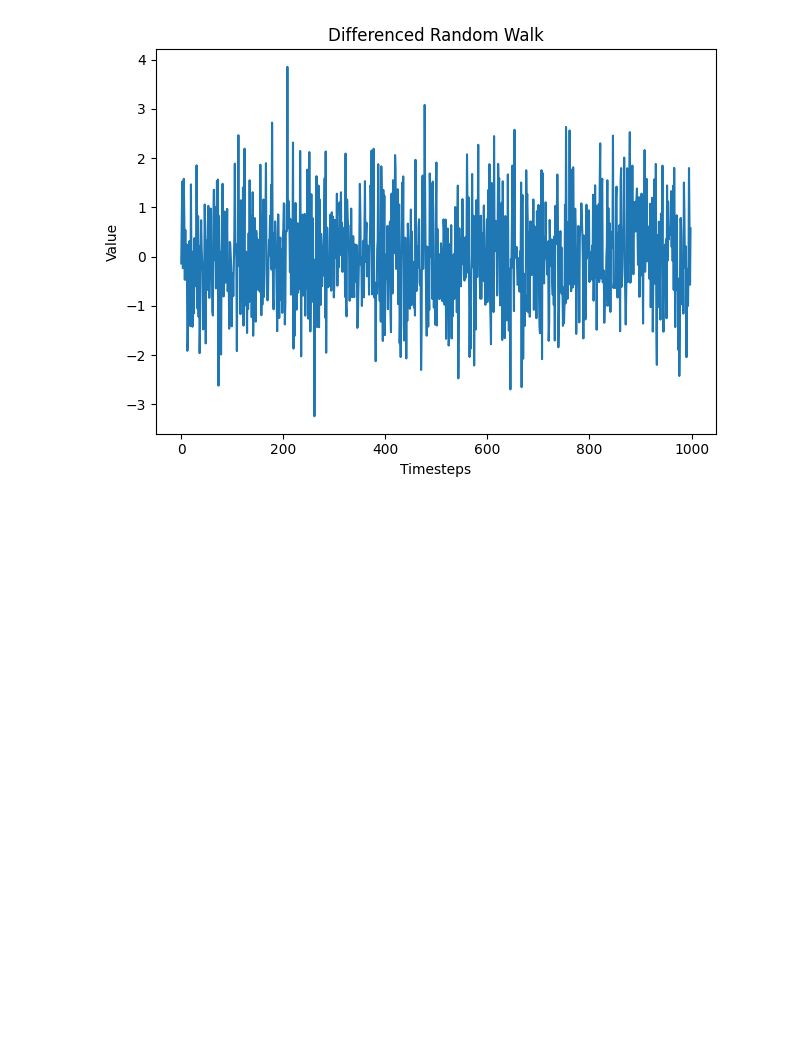
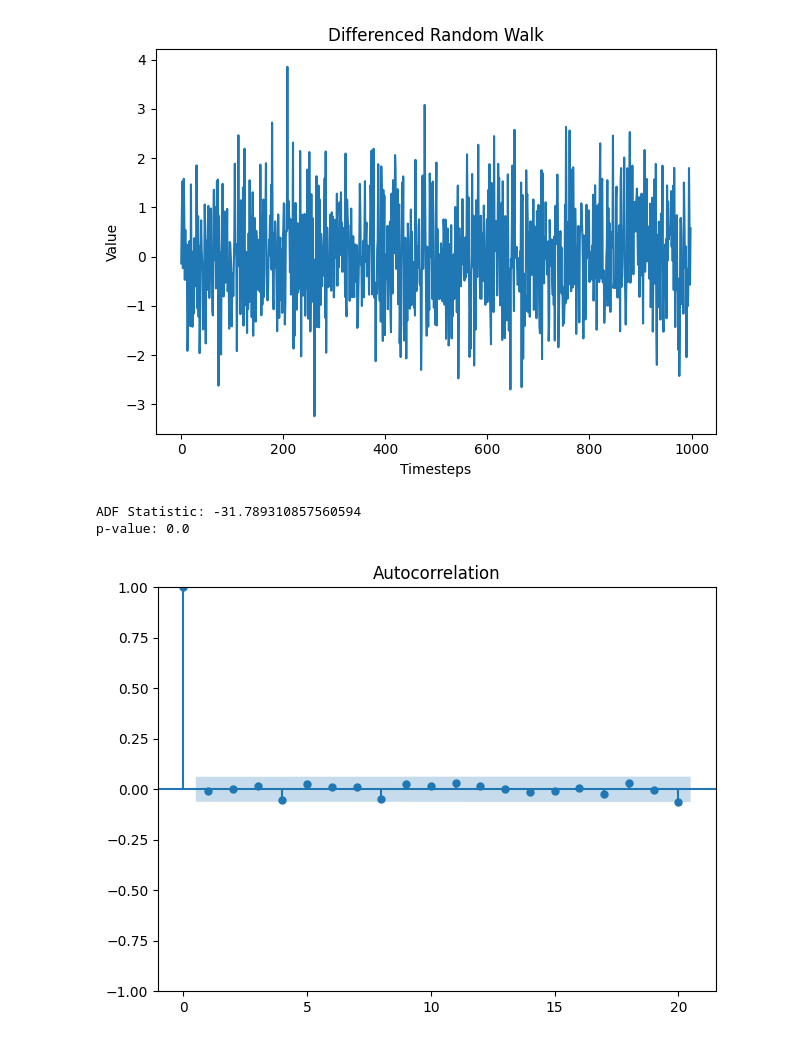
Before and after one commit to AleksandrMorozov123/Time-series-theory, a Jupyter notebook: time-series-theory.ipynb, the cells around one changed output. Cells and saved outputs as stored; diff of their text form; code cells hidden in the pictures; blank space fills up the shorter version.

```diff
--- a/time-series-theory.ipynb
+++ b/time-series-theory.ipynb
@@ -327,3 +327,17 @@ plt.ylabel('Value')
 plt.tight_layout()
 # %% [output]
 [figure]
+# %%
+ADF_result = adfuller(diff_random_walk)
+
+print(f'ADF Statistic: {ADF_result[0]}')
+print(f'p-value: {ADF_result[1]}')
+# %% [output]
+ADF Statistic: -31.789310857560594
+p-value: 0.0
+# %%
+plot_acf(diff_random_walk, lags=20);
+
+plt.tight_layout()
+# %% [output]
+[figure, added]
```
Also changed, not shown: parts of 2 cells of this notebook.
